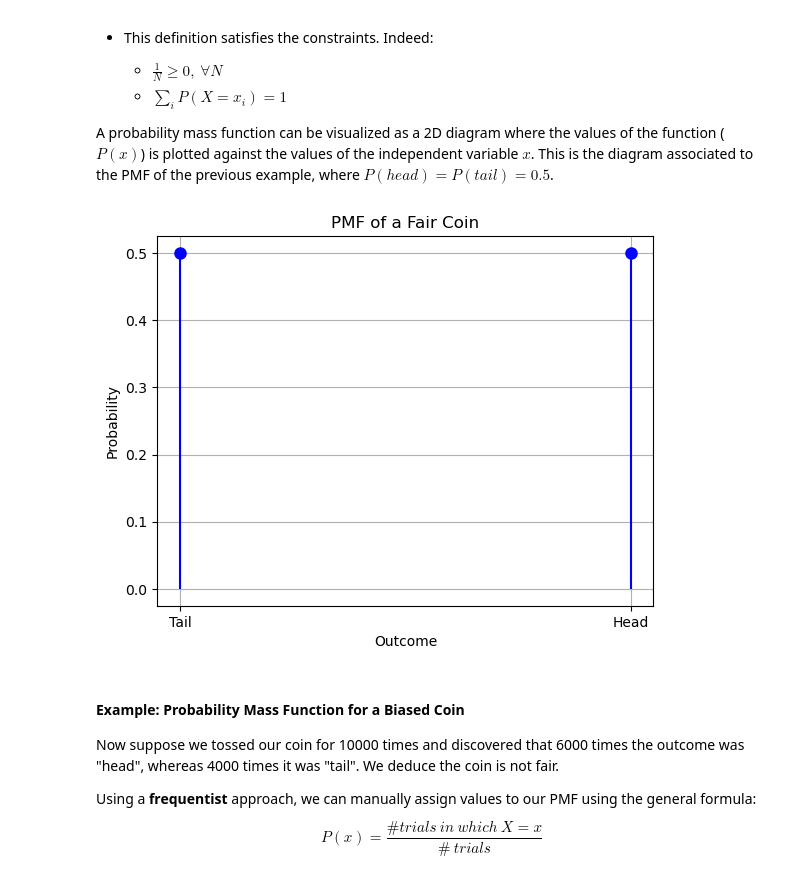
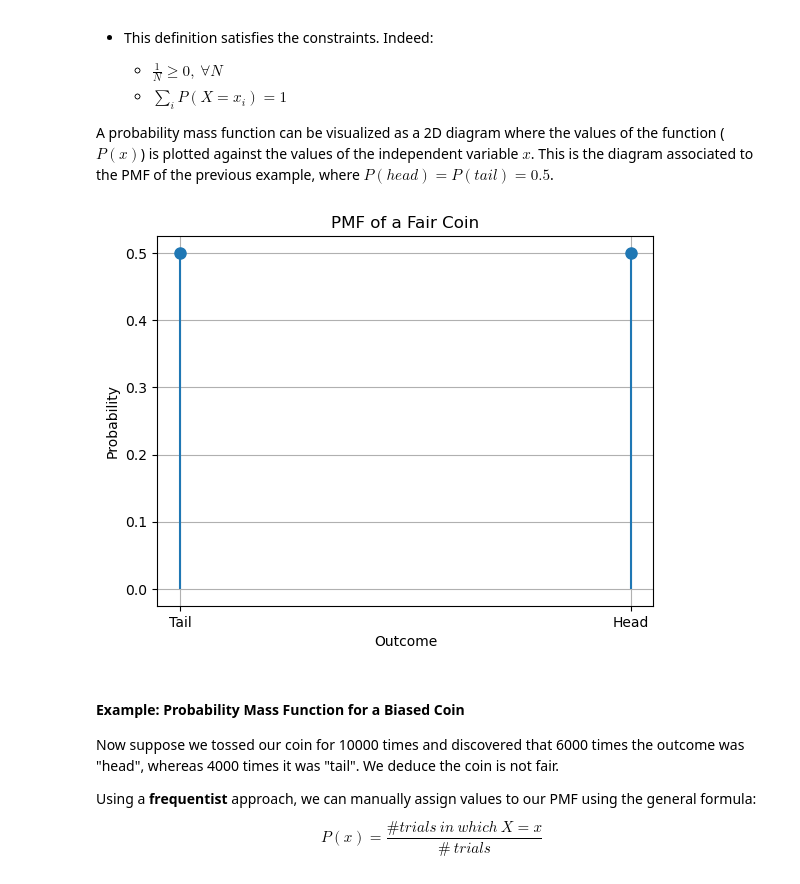
Before and after one commit to antoninofurnari/fadlecturenotes2526, a Jupyter notebook: _sources/lectures/05_data_distributions.ipynb, the cells around one changed output. Cells and saved outputs as stored; diff of their text form; code cells hidden in the pictures.

```diff
--- a/_sources/lectures/05_data_distributions.ipynb
+++ b/_sources/lectures/05_data_distributions.ipynb
@@ -81,26 +81,26 @@ the previous example, where $P(head) = P(tail) = 0.5$.
 # %%
 import matplotlib.pyplot as plt
 
 # Define the outcomes of a fair coin (0 for tails, 1 for heads)
 outcomes = [0, 1]
 labels = ["Tail", "Head"]
 
 # Probability of each outcome for a fair coin
 probability = [0.5, 0.5]
 
 # Create the PMF plot with vertical lines and dots
-plt.vlines(outcomes, ymin=0, ymax=probability, colors='b', linestyles='solid')
-plt.plot(outcomes, probability, 'bo', markersize=8)
+plt.vlines(outcomes, ymin=0, ymax=probability, linestyles='solid')
+plt.plot(outcomes, probability, 'o', markersize=8)
 plt.xlabel('Outcome')
 plt.ylabel('Probability')
 plt.title('PMF of a Fair Coin')
 plt.xticks(outcomes, labels)
 plt.grid(True)
 
 # Show the plot
 plt.show()
 # %% [output]
-[figure, old version]
+[figure, new version]
 # %% [markdown]
 #### Example: Probability Mass Function for a Biased Coin
 
```
Also changed, not shown: parts of 17 cells of this notebook, 16 other files.
